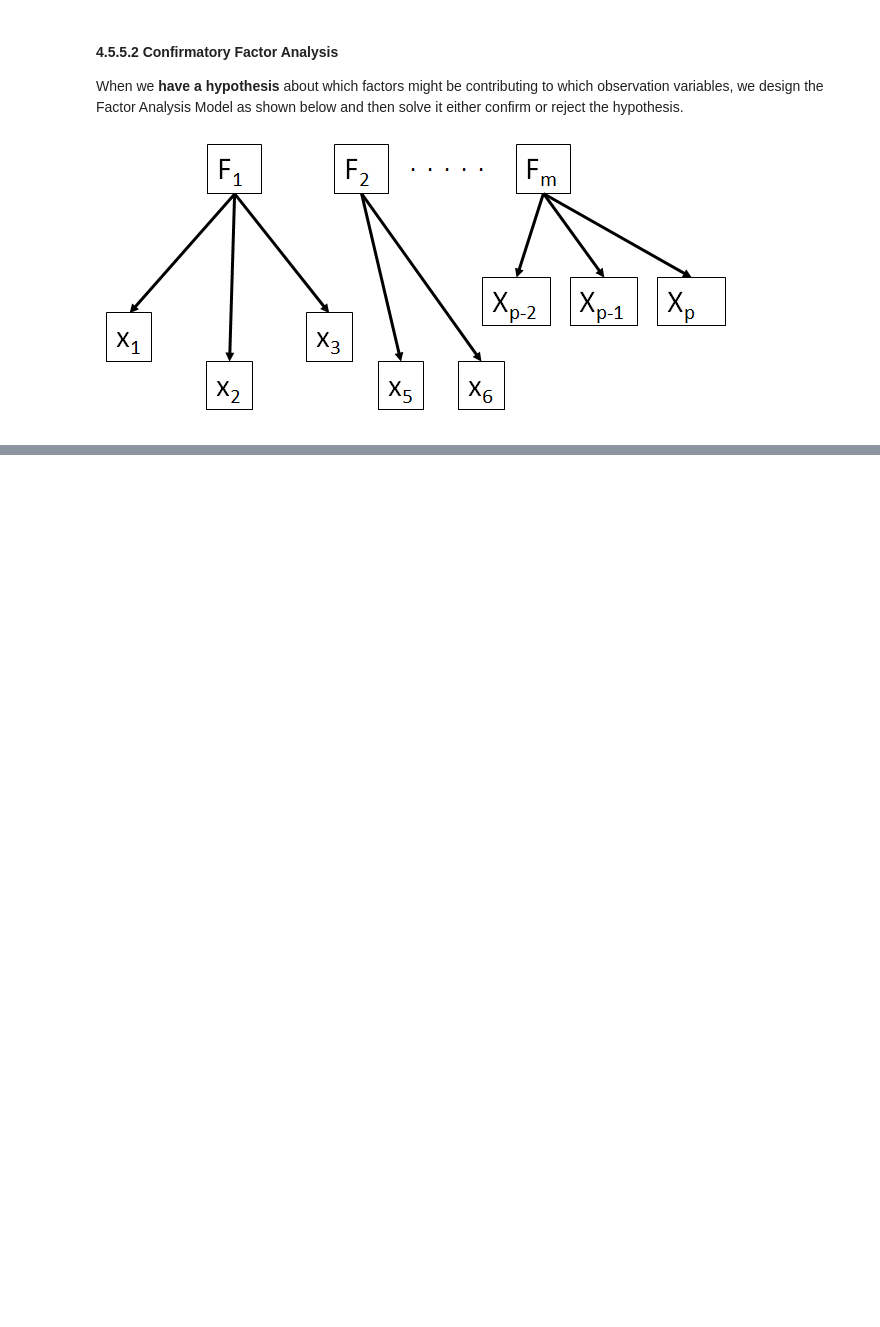
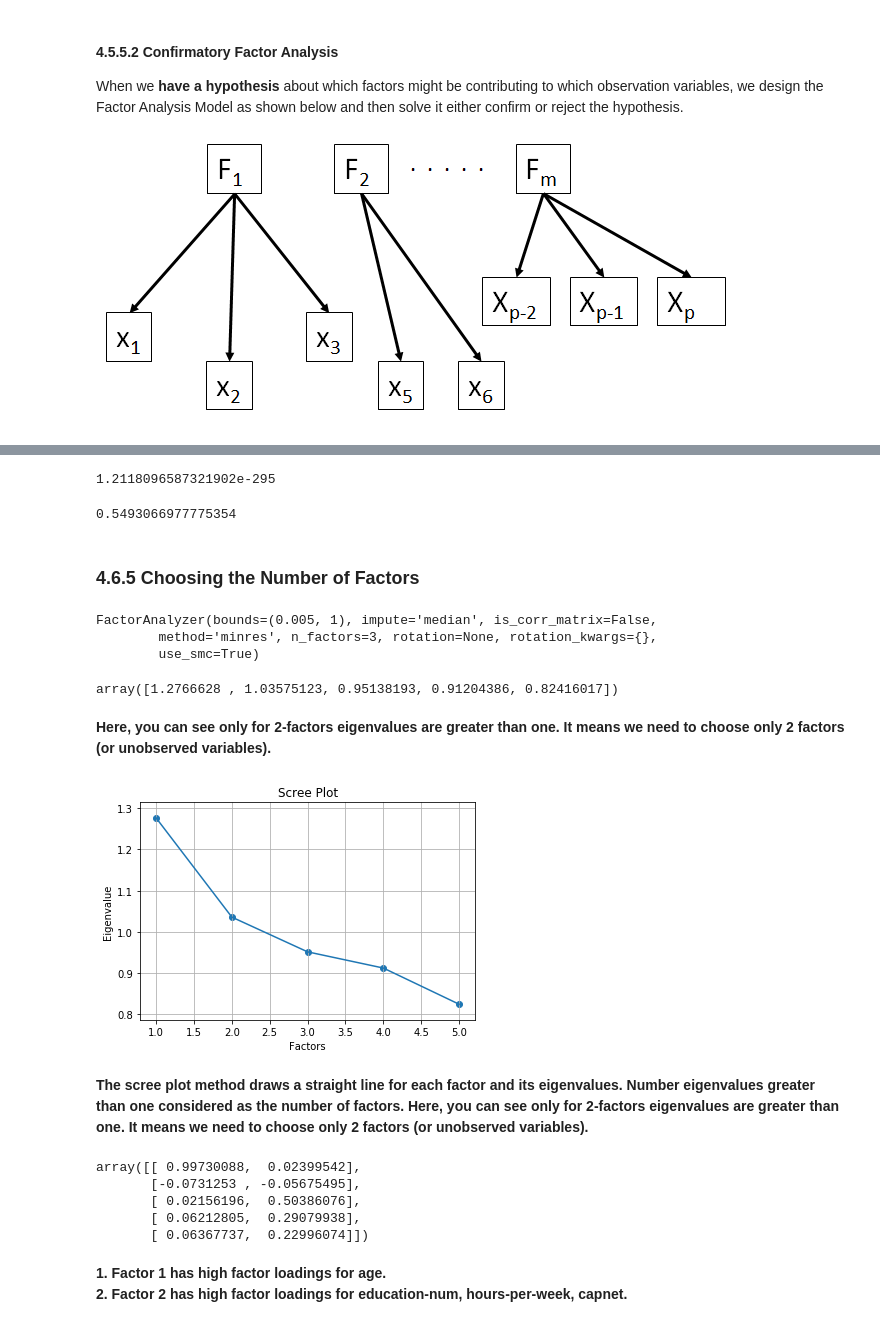
Before and after one commit to tlcod/JNotebooks, a Jupyter notebook: NB3/NB3_Dimention_Reduction.ipynb, the cells around one changed output, grey strips where cells are left out. Cells and saved outputs as stored; diff of their text form; code cells hidden in the pictures; blank space fills up the shorter version.

```diff
--- a/NB3/NB3_Dimention_Reduction.ipynb
+++ b/NB3/NB3_Dimention_Reduction.ipynb
@@ -794,0 +1026,3 @@ When we **have a hypothesis** about which factors might be contributing to which
+# %%
+fa_adf = adf[["age", "demogweight", "education-num", "hours-per-week", "capital-gain", "capital-loss"]]
+fa_adf.head()
@@ -794,0 +1036,4 @@ When we **have a hypothesis** about which factors might be contributing to which
+# %%
+fa_adf["capnet"] = fa_adf["capital-gain"] - fa_adf["capital-loss"]
+fa_adf = fa_adf.drop(["capital-gain", "capital-loss"], axis=1)
+fa_adf.head()
@@ -794,0 +1059,57 @@ When we **have a hypothesis** about which factors might be contributing to which
+# %%
+from factor_analyzer.factor_analyzer import calculate_bartlett_sphericity
+chi_square_value, p_value = calculate_bartlett_sphericity(fa_adf)
+p_value
+# %% [output]
+1.2118096587321902e-295
+# %%
+from factor_analyzer.factor_analyzer import calculate_kmo
+kmo_all, kmo_model = calculate_kmo(fa_adf)
+kmo_model
+# %% [output]
+0.5493066977775354
+# %% [markdown]
+### 4.6.5 Choosing the Number of Factors
+# %%
+from factor_analyzer import FactorAnalyzer
+
+fa = FactorAnalyzer(rotation=None)
+fa.fit(fa_adf)
+# %% [output]
+FactorAnalyzer(bounds=(0.005, 1), impute='median', is_corr_matrix=False,
+        method='minres', n_factors=3, rotation=None, rotation_kwargs={},
+        use_smc=True)
+# %%
+ev, v = fa.get_eigenvalues()
+ev
+# %% [output]
+array([1.2766628 , 1.03575123, 0.95138193, 0.91204386, 0.82416017])
+# %% [markdown]
+**Here, you can see only for 2-factors eigenvalues are greater than one. It means we need to choose only 2 factors (or unobserved variables).**
+# %%
+import matplotlib.pyplot as plt
+
+plt.scatter(range(1, fa_adf.shape[1] + 1), ev)
+plt.plot(range(1, fa_adf.shape[1] + 1), ev)
+plt.title('Scree Plot')
+plt.xlabel('Factors')
+plt.ylabel('Eigenvalue')
+plt.grid()
+plt.show()
+# %% [output]
+[figure, added]
+# %% [markdown]
+**The scree plot method draws a straight line for each factor and its eigenvalues. Number eigenvalues greater than one considered as the number of factors. Here, you can see only for 2-factors eigenvalues are greater than one. It means we need to choose only 2 factors (or unobserved variables).**
+# %%
+fa = FactorAnalyzer(n_factors=2, rotation="varimax")
+fa.fit(fa_adf)
+fa.loadings_
+# %% [output]
+array([[ 0.99730088,  0.02399542],
+       [-0.0731253 , -0.05675495],
+       [ 0.02156196,  0.50386076],
+       [ 0.06212805,  0.29079938],
+       [ 0.06367737,  0.22996074]])
+# %% [markdown]
+**1. Factor 1 has high factor loadings for age.**<br>
+**2. Factor 2 has high factor loadings for education-num, hours-per-week, capnet.**
```
Also changed, not shown: parts of 55 cells of this notebook, 4 other files.
